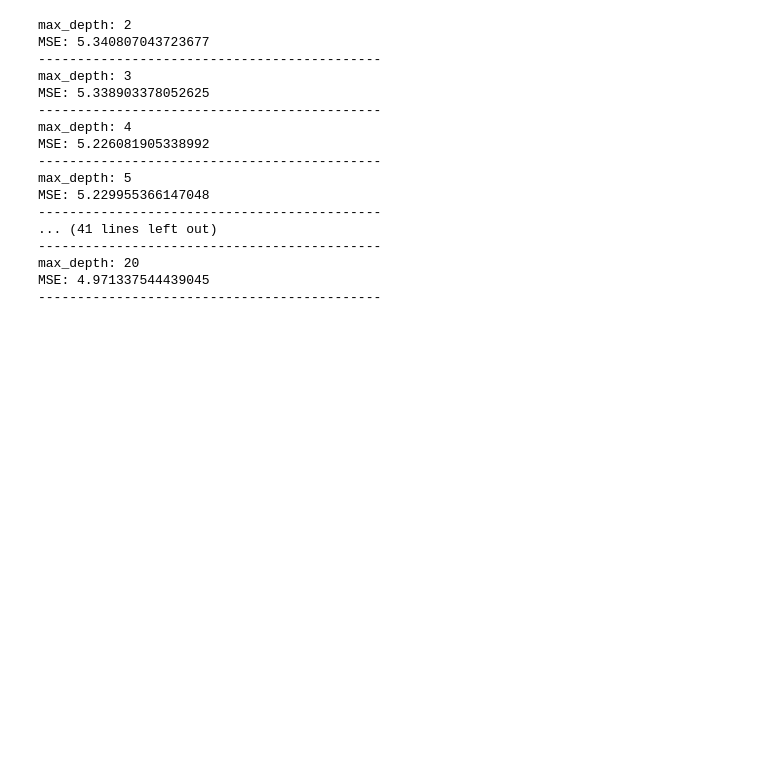
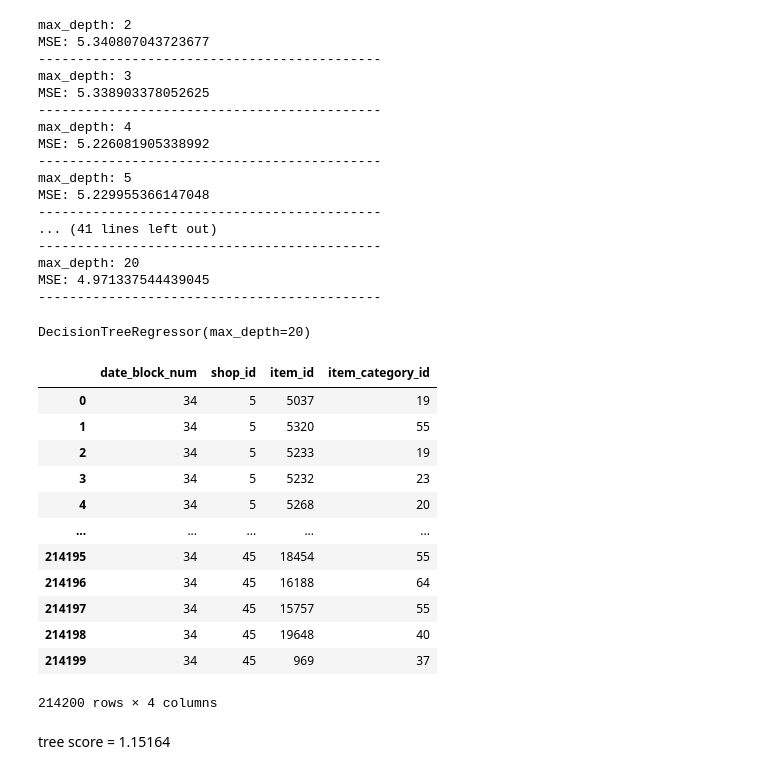
Before and after one commit to vkhmara/EPAM-Internship, a Jupyter notebook: Predict future sales/Experiments with the other form of data.ipynb, the cells around one changed output. Cells and saved outputs as stored; diff of their text form; code cells hidden in the pictures; blank space fills up the shorter version.

```diff
--- a/Predict future sales/Experiments with the other form of data.ipynb
+++ b/Predict future sales/Experiments with the other form of data.ipynb
@@ -8,8 +8,8 @@ from sklearn.ensemble import RandomForestRegressor, GradientBoostingRegressor
 from itertools import product
 # %%
 item_categories = pd.read_csv('data/item_categories.csv', index_col='item_category_id')
-items = pd.read_csv('data/items.csv', index_col='item_id')
-shops = pd.read_csv('data/shops.csv', index_col='shop_id')
+items = pd.read_csv('data/items.csv')
+shops = pd.read_csv('data/shops.csv')
 train_df = pd.read_csv('data/train_dataset.csv')
 test_df = pd.read_csv('data/test_dataset.csv')
 # %%
@@ -204,0 +246,32 @@ MSE: 4.971337544439045
+# %%
+tree.fit(all_sales.drop(columns=['item_cnt_day']), all_sales.item_cnt_day.clip(0, 20))
+# %% [output]
+DecisionTreeRegressor(max_depth=20)
+# %%
+test = pd.read_csv('data/test.csv', index_col='ID')
+test['date_block_num'] = 34
+test = test.merge(items.drop(columns=['item_name']), on='item_id', how='left')
+test = test[['date_block_num', 'shop_id', 'item_id', 'item_category_id']]
+
+submission = pd.read_csv('data/sample_submission.csv')
+predicted = tree.predict(test)
+submission.item_cnt_month = predicted
+submission.to_csv('data/my_submission_3.csv', index=None)
+# %%
+test
+# %% [output]
+|  | date_block_num | shop_id | item_id | item_category_id |
+| 0 | 34 | 5 | 5037 | 19 |
+| 1 | 34 | 5 | 5320 | 55 |
+| 2 | 34 | 5 | 5233 | 19 |
+| 3 | 34 | 5 | 5232 | 23 |
+| 4 | 34 | 5 | 5268 | 20 |
+| ... | ... | ... | ... | ... |
+| 214195 | 34 | 45 | 18454 | 55 |
+| 214196 | 34 | 45 | 16188 | 64 |
+| 214197 | 34 | 45 | 15757 | 55 |
+| 214198 | 34 | 45 | 19648 | 40 |
+| 214199 | 34 | 45 | 969 | 37 |
+214200 rows × 4 columns
+# %% [markdown]
+tree score = 1.15164
```
Also changed, not shown: parts of 15 cells of this notebook, 1 other file.
